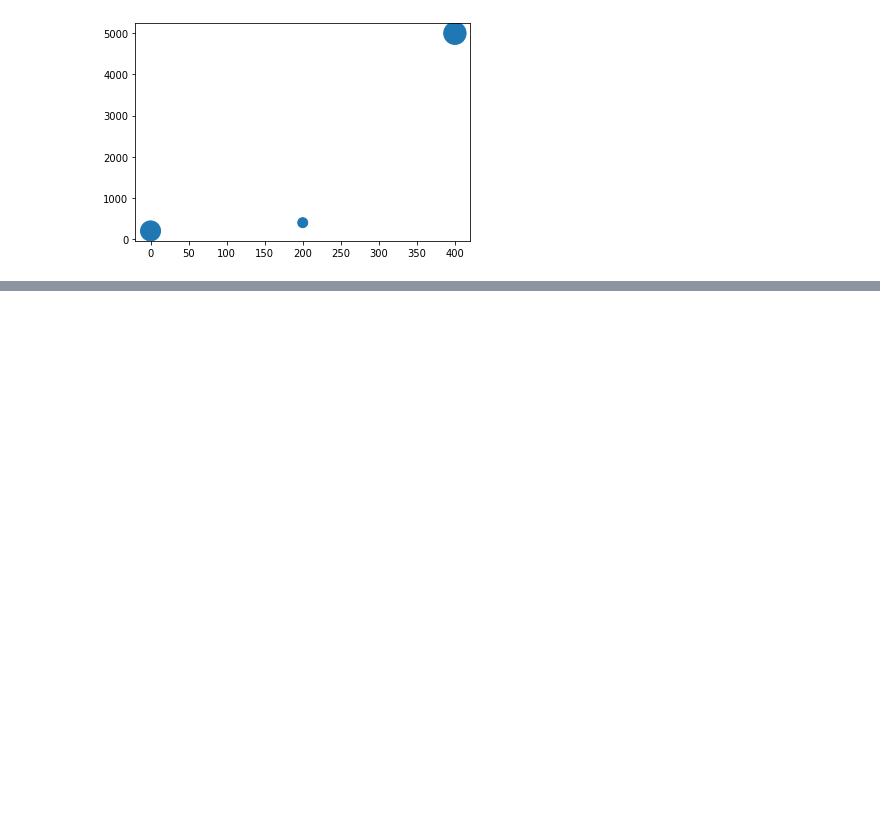
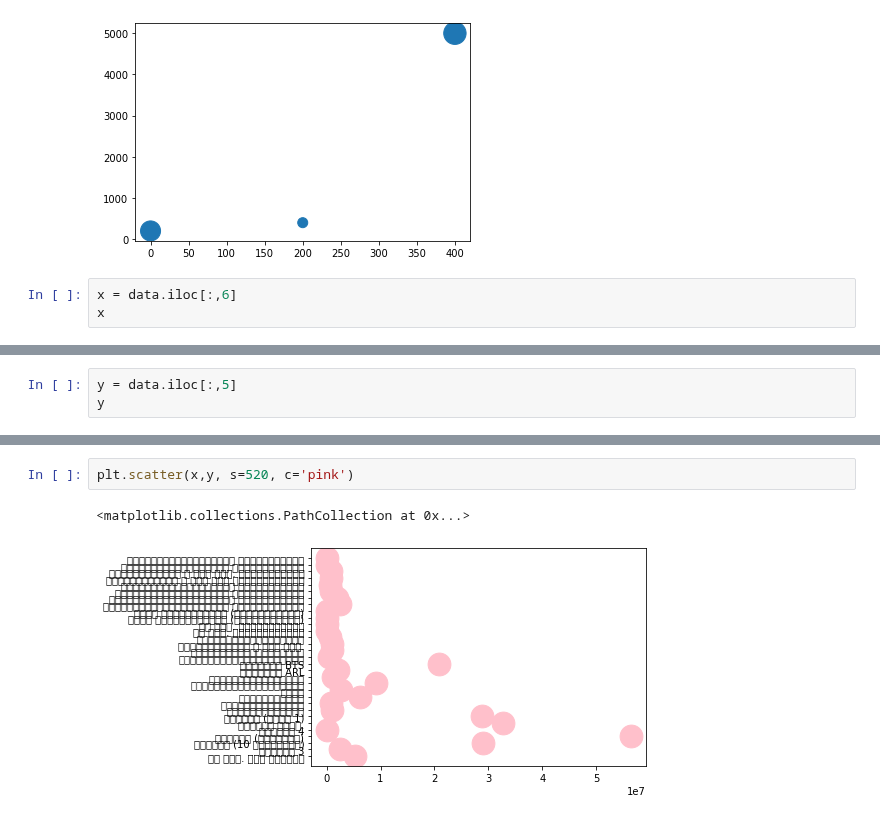
Before and after one commit to jiriyaporn/data_viz, a Jupyter notebook: Visualize_Table_Data(02).ipynb, the cells around one changed output, grey strips where cells are left out. Drawn from its saved outputs; the diff is of its cells as text; blank space fills up the shorter version.

```diff
--- a/Visualize_Table_Data(02).ipynb
+++ b/Visualize_Table_Data(02).ipynb
@@ -186,3 +182,6 @@ plt.scatter ([0,400,200], [200,5000,400],s=[400,500,100] )
 # %% [output]
 <matplotlib.collections.PathCollection at 0x...>
 [figure]
+# %%
+x = data.iloc[:,6]
+x
@@ -188,0 +206,3 @@ plt.scatter ([0,400,200], [200,5000,400],s=[400,500,100] )
+# %%
+y = data.iloc[:,5]
+y
@@ -188,0 +227,5 @@ plt.scatter ([0,400,200], [200,5000,400],s=[400,500,100] )
+# %%
+plt.scatter(x,y, s=520, c='pink')
+# %% [output]
+<matplotlib.collections.PathCollection at 0x...>
+[figure, added]
```
Also changed, not shown: parts of 5 cells of this notebook.
